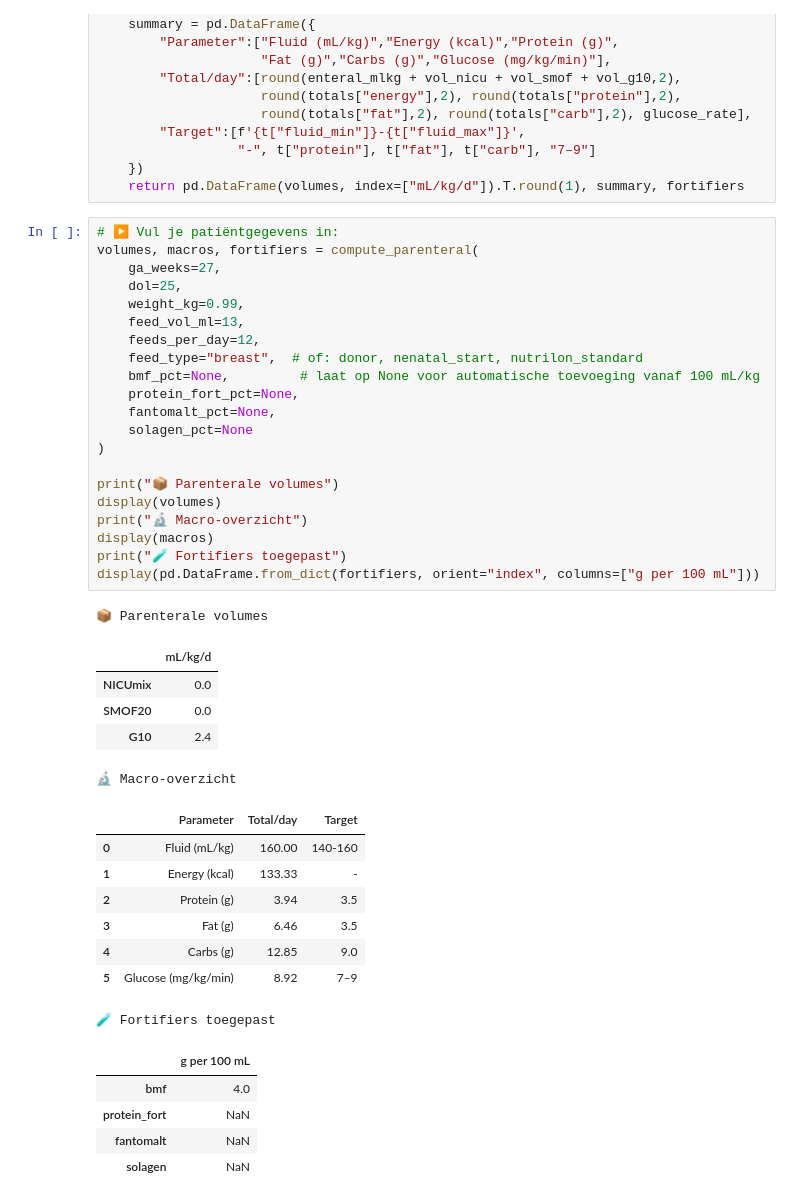
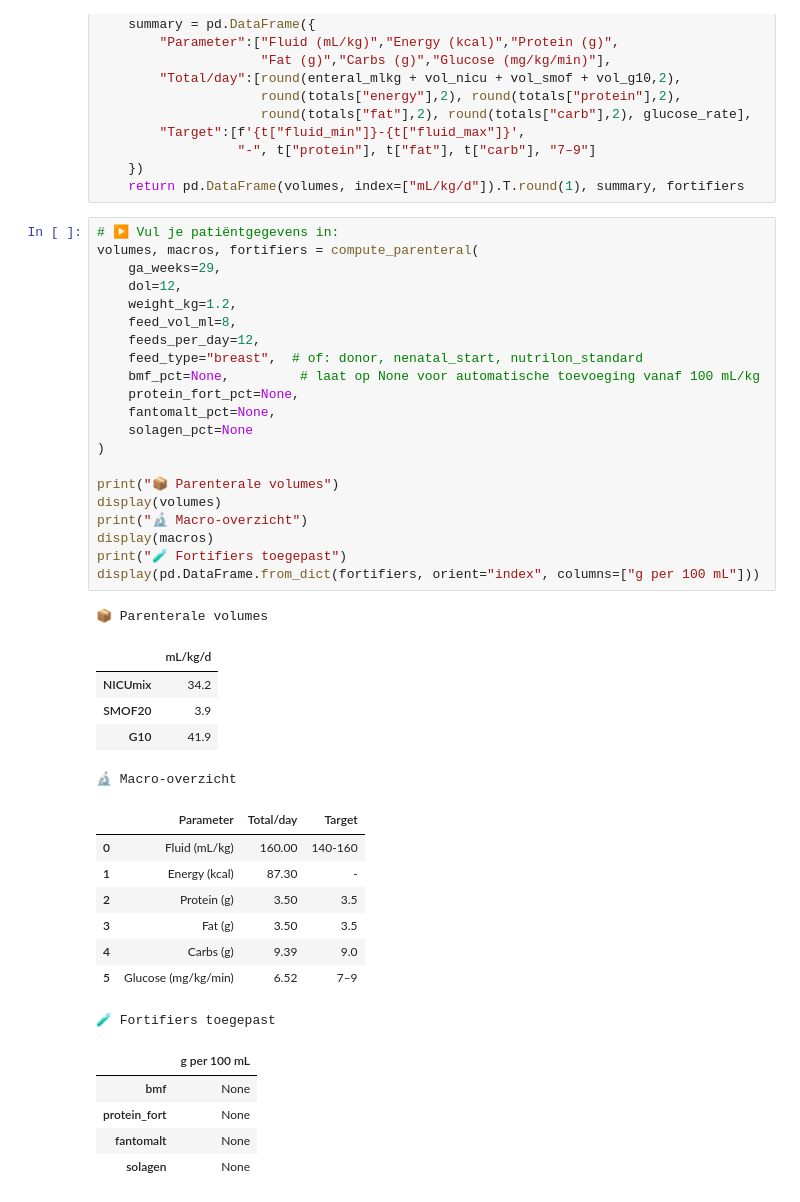
Before and after one commit to DanVijl/NICU_fluid-nutrient, a Jupyter notebook: feeding_agent_colab.ipynb, the cells around one changed output. Saved outputs shown, nothing was run; the diff lists cells and outputs as text.

```diff
--- a/feeding_agent_colab.ipynb
+++ b/feeding_agent_colab.ipynb
@@ -100,41 +100,41 @@ def compute_parenteral(ga_weeks, dol, weight_kg,
 # %%
 # ▶️ Vul je patiëntgegevens in:
 volumes, macros, fortifiers = compute_parenteral(
-    ga_weeks=27,
-    dol=25,
-    weight_kg=0.99,
-    feed_vol_ml=13,
+    ga_weeks=29,
+    dol=12,
+    weight_kg=1.2,
+    feed_vol_ml=8,
     feeds_per_day=12,
     feed_type="breast",  # of: donor, nenatal_start, nutrilon_standard
     bmf_pct=None,         # laat op None voor automatische toevoeging vanaf 100 mL/kg
     protein_fort_pct=None,
     fantomalt_pct=None,
     solagen_pct=None
 )
 
 print("📦 Parenterale volumes")
 display(volumes)
 print("🔬 Macro-overzicht")
 display(macros)
 print("🧪 Fortifiers toegepast")
 display(pd.DataFrame.from_dict(fortifiers, orient="index", columns=["g per 100 mL"]))
 # %% [output]
 📦 Parenterale volumes
 |  | mL/kg/d |
-| NICUmix | 0.0 |
-| SMOF20 | 0.0 |
-| G10 | 2.4 |
+| NICUmix | 34.2 |
+| SMOF20 | 3.9 |
+| G10 | 41.9 |
 🔬 Macro-overzicht
 |  | Parameter | Total/day | Target |
 | 0 | Fluid (mL/kg) | 160.00 | 140-160 |
-| 1 | Energy (kcal) | 133.33 | - |
-| 2 | Protein (g) | 3.94 | 3.5 |
-| 3 | Fat (g) | 6.46 | 3.5 |
-| 4 | Carbs (g) | 12.85 | 9.0 |
-| 5 | Glucose (mg/kg/min) | 8.92 | 7–9 |
+| 1 | Energy (kcal) | 87.30 | - |
+| 2 | Protein (g) | 3.50 | 3.5 |
+| 3 | Fat (g) | 3.50 | 3.5 |
+| 4 | Carbs (g) | 9.39 | 9.0 |
+| 5 | Glucose (mg/kg/min) | 6.52 | 7–9 |
 🧪 Fortifiers toegepast
 |  | g per 100 mL |
-| bmf | 4.0 |
-| protein_fort | NaN |
-| fantomalt | NaN |
-| solagen | NaN |
+| bmf | None |
+| protein_fort | None |
+| fantomalt | None |
+| solagen | None |
```
